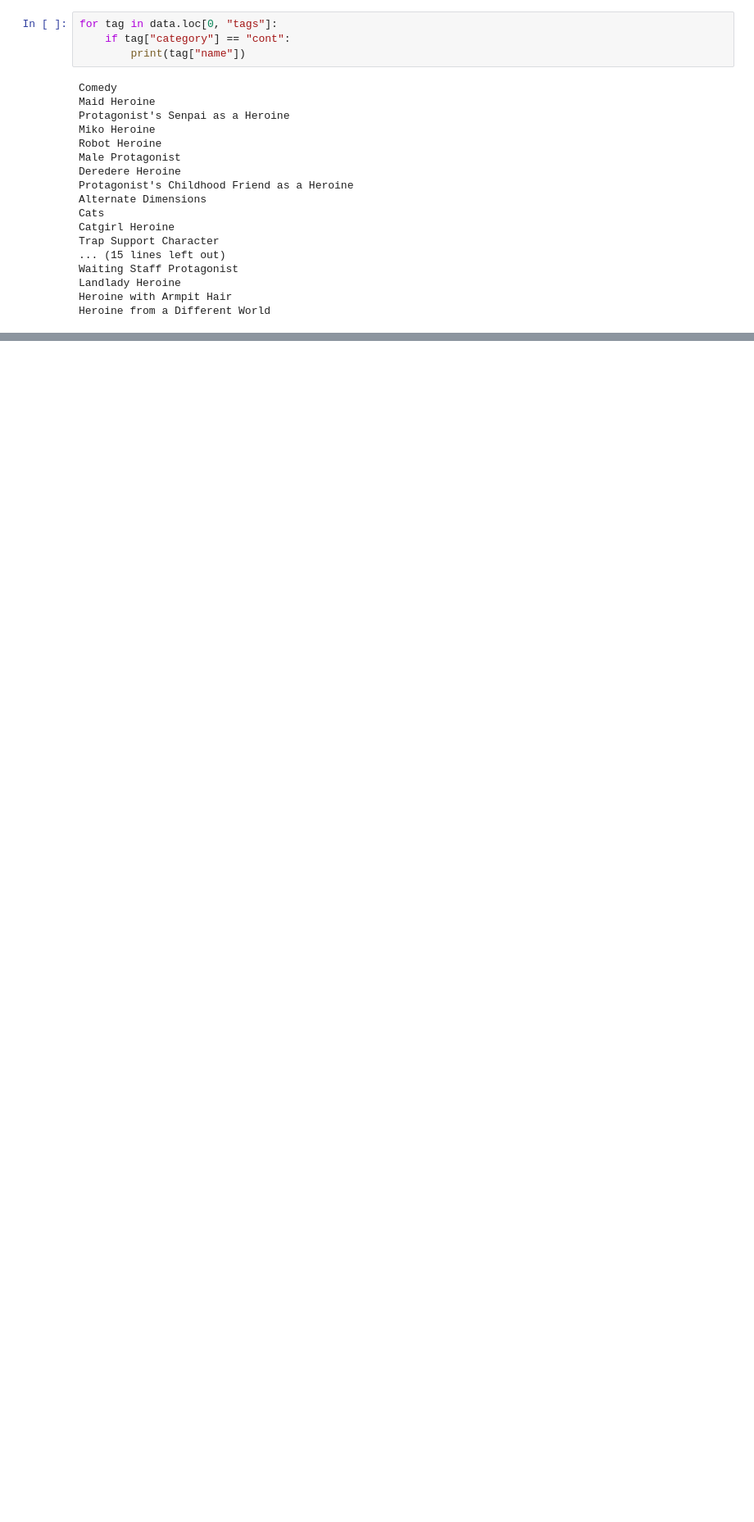
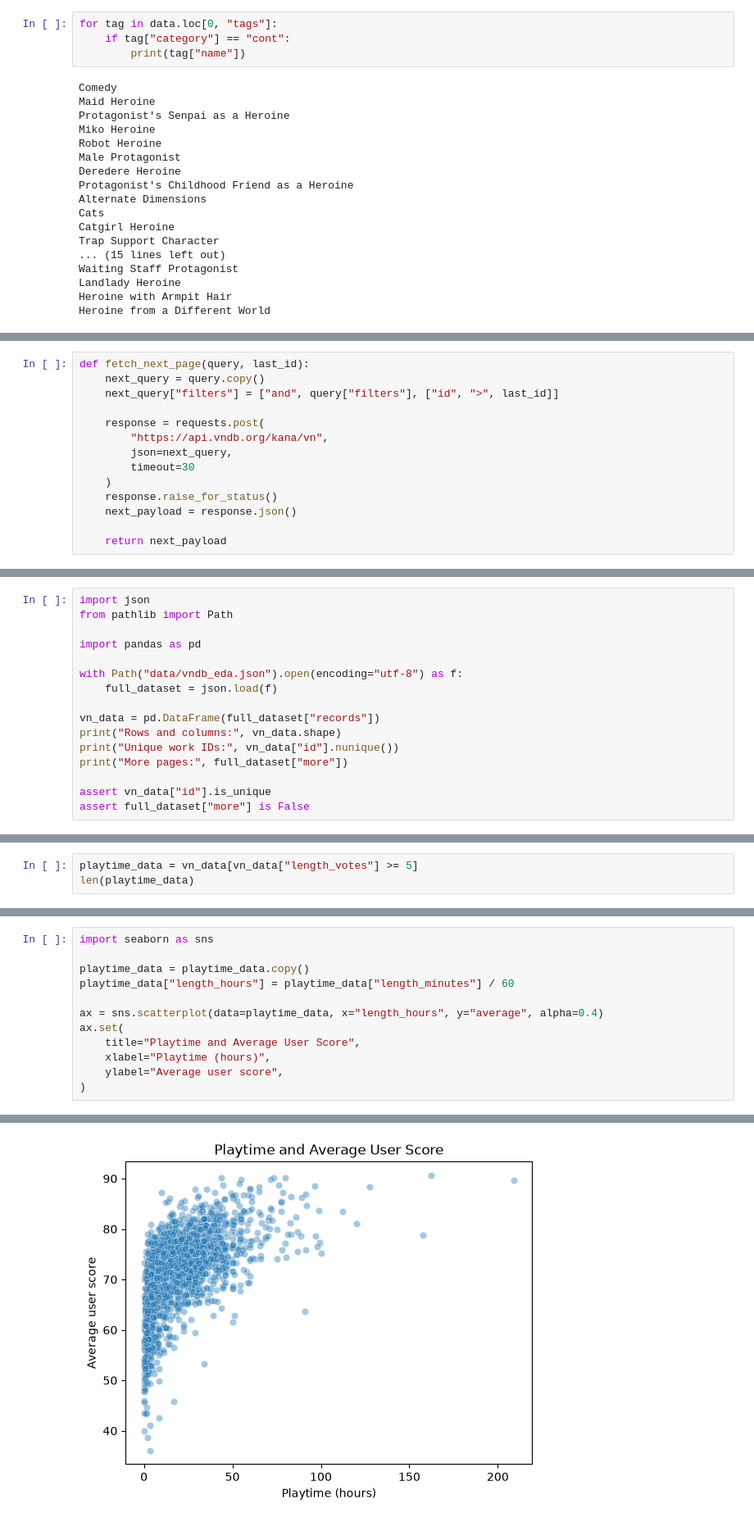
Before and after one commit to Bob0414/vndb-playtime-analysis, a Jupyter notebook: VN.ipynb, the cells around one changed output, grey strips where cells are left out. Shown at 82% size. Cells and saved outputs as stored; diff of their text form; blank space fills up the shorter version.

Commit message:
Summarize VNDB playtime and build tag memberships

```diff
--- a/VN.ipynb
+++ b/VN.ipynb
@@ -218,0 +300,14 @@ data[["title", "languages", "has_chinese"]]
+# %%
+def fetch_next_page(query, last_id):
+    next_query = query.copy()
+    next_query["filters"] = ["and", query["filters"], ["id", ">", last_id]]
+
+    response = requests.post(
+        "https://api.vndb.org/kana/vn",
+        json=next_query,
+        timeout=30
+    )
+    response.raise_for_status()
+    next_payload = response.json()
+
+    return next_payload
@@ -218,0 +385,16 @@ data[["title", "languages", "has_chinese"]]
+# %%
+import json
+from pathlib import Path
+
+import pandas as pd
+
+with Path("data/vndb_eda.json").open(encoding="utf-8") as f:
+    full_dataset = json.load(f)
+
+vn_data = pd.DataFrame(full_dataset["records"])
+print("Rows and columns:", vn_data.shape)
+print("Unique work IDs:", vn_data["id"].nunique())
+print("More pages:", full_dataset["more"])
+
+assert vn_data["id"].is_unique
+assert full_dataset["more"] is False
@@ -218,0 +446,3 @@ data[["title", "languages", "has_chinese"]]
+# %%
+playtime_data = vn_data[vn_data["length_votes"] >= 5]
+len(playtime_data)
@@ -218,0 +451,13 @@ data[["title", "languages", "has_chinese"]]
+# %%
+import seaborn as sns
+
+playtime_data = playtime_data.copy()
+playtime_data["length_hours"] = playtime_data["length_minutes"] / 60
+
+ax = sns.scatterplot(data=playtime_data, x="length_hours", y="average", alpha=0.4)
+ax.set(
+    title="Playtime and Average User Score",
+    xlabel="Playtime (hours)",
+    ylabel="Average user score",
+)
+# %% [output]
@@ -218,0 +467 @@ data[["title", "languages", "has_chinese"]]
+[figure, added]
```
Also changed, not shown: parts of 40 cells of this notebook.
